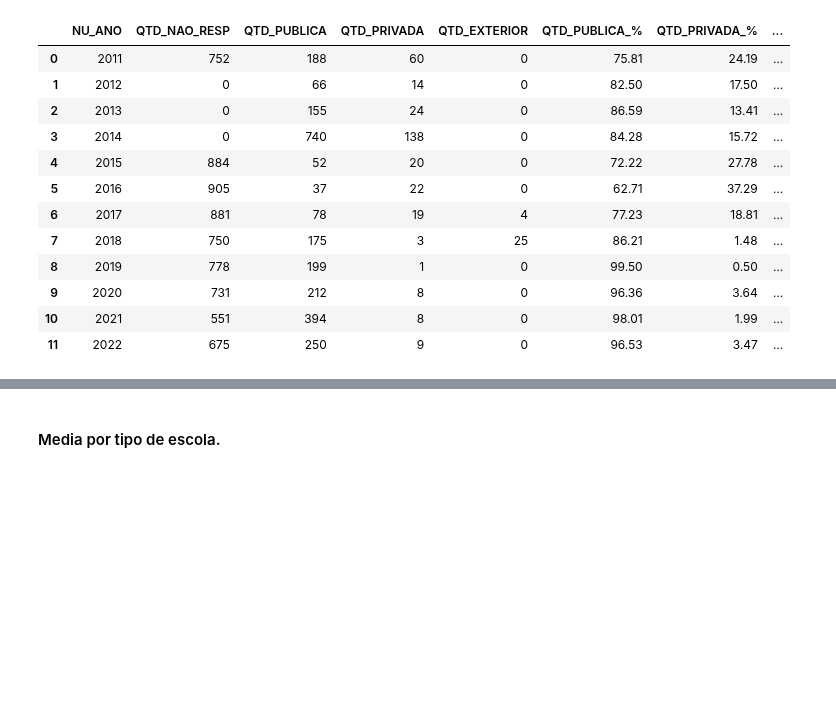
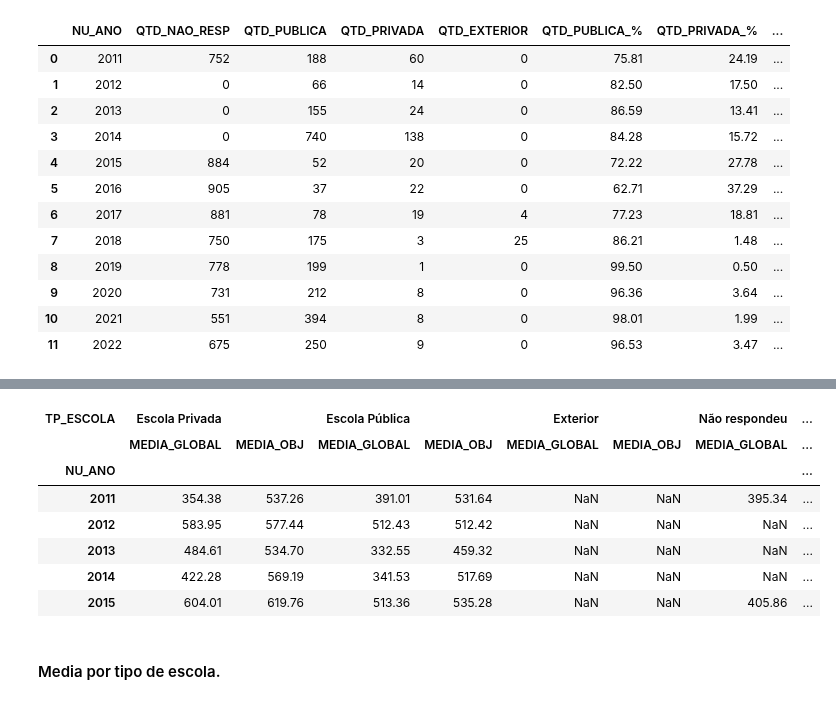
Before and after one commit to Bruno-Santana-Eco/Analise-de-Dados-ENEM, a Jupyter notebook: DataPrep1.ipynb, the cells around one changed output, grey strips where cells are left out. Cells and saved outputs as stored; diff of their text form; code cells hidden in the pictures; blank space fills up the shorter version.

```diff
--- a/DataPrep1.ipynb
+++ b/DataPrep1.ipynb
@@ -487,0 +474,4 @@ geral3.head(13)
+# %%
+geral3_ano = df_enem.groupby(['NU_ANO', 'TP_ESCOLA'])[['MEDIA_OBJ', 'MEDIA_GLOBAL']].mean().reset_index().round(2)
+geral3_ano['TP_ESCOLA'] = geral3_ano['TP_ESCOLA'].map({1: 'Não respondeu', 2: 'Escola Pública', 3: 'Escola Privada', 4: 'Exterior'})
+geral3_ano.head()
@@ -488,3 +485,16 @@ geral3.head(13)
+# %%
+geral3_ano = geral3_ano.pivot(index='NU_ANO', columns='TP_ESCOLA')
+geral3_ano = geral3_ano.reorder_levels([1 , 0], axis=1).sort_index(axis=1, level=0)
+geral3_ano.head()
+# %% [output]
+| TP_ESCOLA | Escola Privada |  | Escola Pública |  | Exterior |  | Não respondeu | ... |
+|  | MEDIA_GLOBAL | MEDIA_OBJ | MEDIA_GLOBAL | MEDIA_OBJ | MEDIA_GLOBAL | MEDIA_OBJ | MEDIA_GLOBAL | ... |
+| NU_ANO |  |  |  |  |  |  |  | ... |
+| 2011 | 354.38 | 537.26 | 391.01 | 531.64 | NaN | NaN | 395.34 | ... |
+| 2012 | 583.95 | 577.44 | 512.43 | 512.42 | NaN | NaN | NaN | ... |
+| 2013 | 484.61 | 534.70 | 332.55 | 459.32 | NaN | NaN | NaN | ... |
+| 2014 | 422.28 | 569.19 | 341.53 | 517.69 | NaN | NaN | NaN | ... |
+| 2015 | 604.01 | 619.76 | 513.36 | 535.28 | NaN | NaN | 405.86 | ... |
 # %% [markdown]
 #### Media por tipo de escola.
 # %%
```
Also changed, not shown: parts of 53 cells of this notebook, 2 other files.
